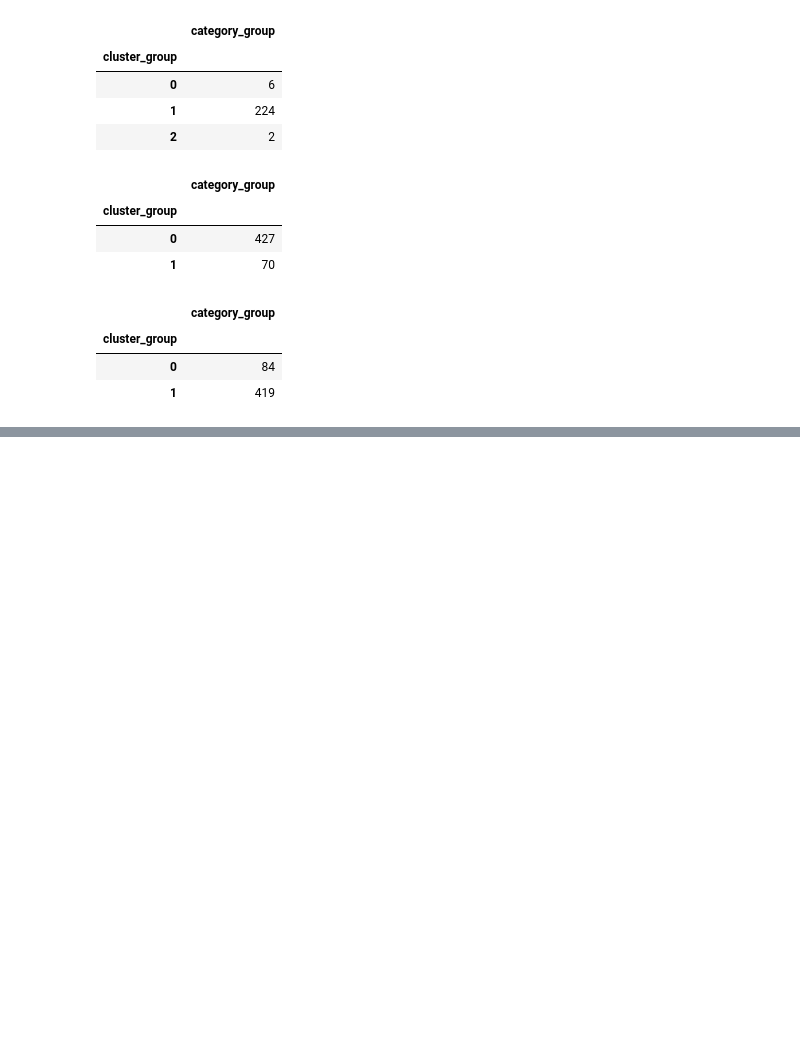
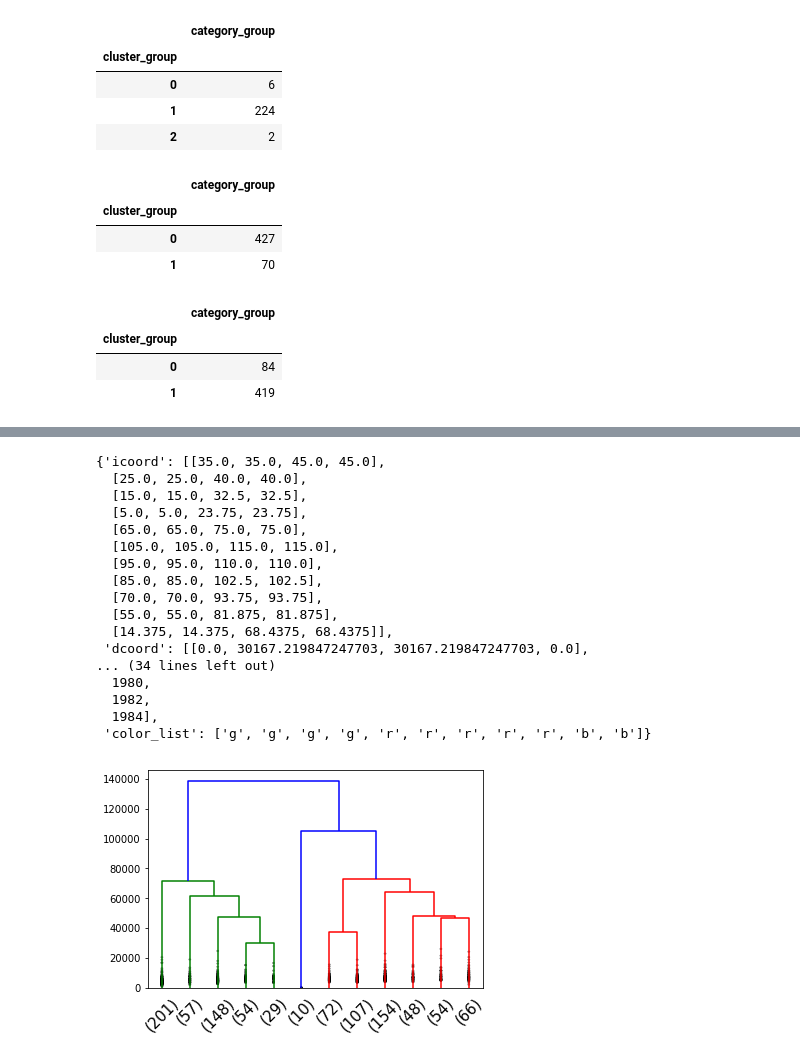
Before and after one commit to kellystroh/Clothing-Classification, a Jupyter notebook: Clothing EDA.ipynb, the cells around one changed output, grey strips where cells are left out. Saved outputs shown, nothing was run; the diff lists cells and outputs as text; code cells hidden in the pictures; blank space fills up the shorter version.

Commit message:
added attempt at dendrogram

```diff
--- a/Clothing EDA.ipynb
+++ b/Clothing EDA.ipynb
@@ -252,0 +289,24 @@ dd2[dd2['category_group']==1].groupby('cluster_group').count()
+# %%
+Z = linkage(wear_pics[0:1000], 'ward')
+# %%
+dendrogram(Z, truncate_mode='lastp', p=12, leaf_rotation=45, leaf_font_size=15, show_contracted=True)
+#plt.show(figsize=(8,8))
+# %% [output]
+{'icoord': [[35.0, 35.0, 45.0, 45.0],
+  [25.0, 25.0, 40.0, 40.0],
+  [15.0, 15.0, 32.5, 32.5],
+  [5.0, 5.0, 23.75, 23.75],
+  [65.0, 65.0, 75.0, 75.0],
+  [105.0, 105.0, 115.0, 115.0],
+  [95.0, 95.0, 110.0, 110.0],
+  [85.0, 85.0, 102.5, 102.5],
+  [70.0, 70.0, 93.75, 93.75],
+  [55.0, 55.0, 81.875, 81.875],
+  [14.375, 14.375, 68.4375, 68.4375]],
+ 'dcoord': [[0.0, 30167.219847247703, 30167.219847247703, 0.0],
+... (34 lines left out)
+  1980,
+  1982,
+  1984],
+ 'color_list': ['g', 'g', 'g', 'g', 'r', 'r', 'r', 'r', 'r', 'b', 'b']}
+[figure, added]
```
Also changed, not shown: parts of 3 cells of this notebook.
